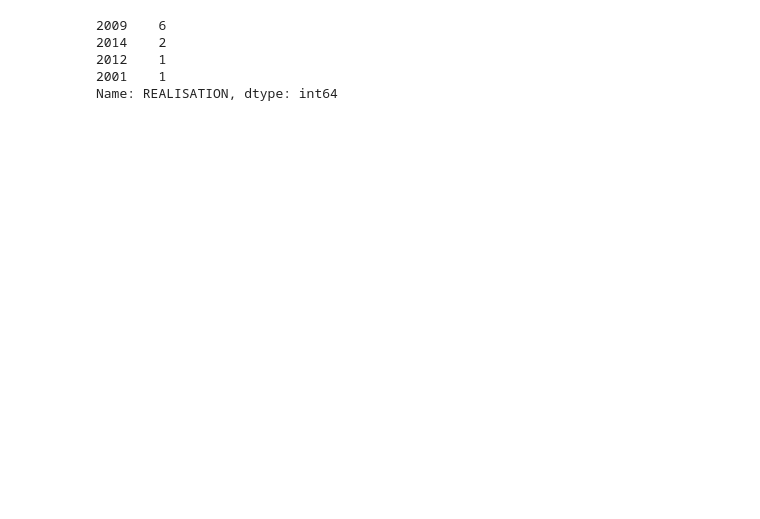
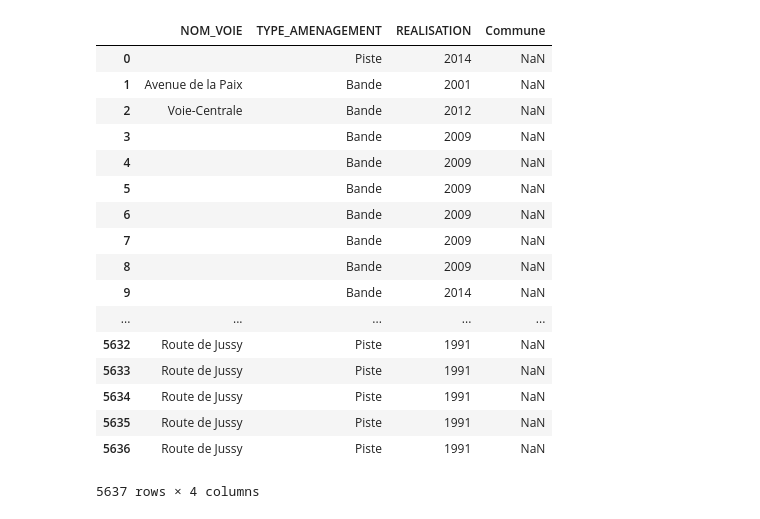
Before and after one commit to palrogg/course_sandbox, a Jupyter notebook: Aylin/PistesCyclables.ipynb, the cells around one changed output. Cells and saved outputs as stored; diff of their text form; code cells hidden in the pictures; blank space fills up the shorter version.

```diff
--- a/Aylin/PistesCyclables.ipynb
+++ b/Aylin/PistesCyclables.ipynb
@@ -48,8 +63,23 @@ df
+# %%
+df['Commune'] = df.max(axis=1)
 # %%
-df['REALISATION'].value_counts()
+df
 # %% [output]
+|  | NOM_VOIE | TYPE_AMENAGEMENT | REALISATION | Commune |
+| 0 |  | Piste | 2014 | NaN |
+| 1 | Avenue de la Paix | Bande | 2001 | NaN |
+| 2 | Voie-Centrale | Bande | 2012 | NaN |
+| 3 |  | Bande | 2009 | NaN |
+| 4 |  | Bande | 2009 | NaN |
+| 5 |  | Bande | 2009 | NaN |
+| 6 |  | Bande | 2009 | NaN |
+| 7 |  | Bande | 2009 | NaN |
+| 8 |  | Bande | 2009 | NaN |
+| 9 |  | Bande | 2014 | NaN |
+| ... | ... | ... | ... | ... |
+| 5632 | Route de Jussy | Piste | 1991 | NaN |
+| 5633 | Route de Jussy | Piste | 1991 | NaN |
+| 5634 | Route de Jussy | Piste | 1991 | NaN |
+| 5635 | Route de Jussy | Piste | 1991 | NaN |
+| 5636 | Route de Jussy | Piste | 1991 | NaN |
-2009    6
-2014    2
-2012    1
-2001    1
-Name: REALISATION, dtype: int64
+5637 rows × 4 columns
```
Also changed, not shown: parts of 7 cells of this notebook.
